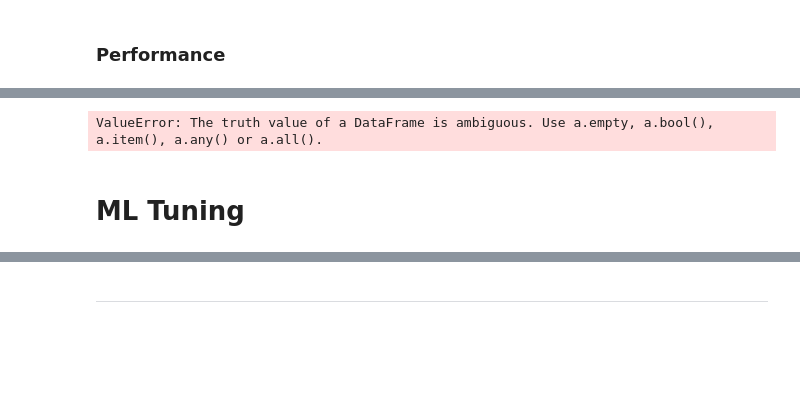
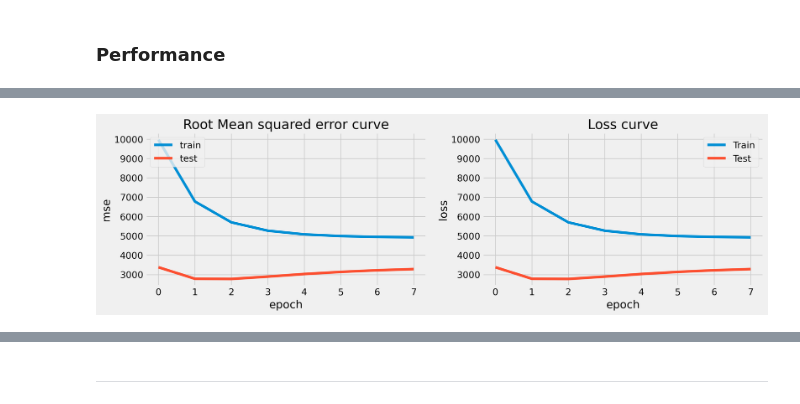
Before and after one commit to Melodyellinn/Projet_RNR, a Jupyter notebook: notebooks/notebook_model.ipynb, the cells around one changed output, grey strips where cells are left out. Saved outputs shown, nothing was run; the diff lists cells and outputs as text; code cells hidden in the pictures; blank space fills up the shorter version.

```diff
--- a/notebooks/notebook_model.ipynb
+++ b/notebooks/notebook_model.ipynb
@@ -200,11 +208,14 @@ def rnn(X_train, y_train, X_test, y_test, time_steps, epoch, batch, verbose, dro
     return model
 # %%
 # model instantiation
-epoch = 2000
+epoch = 1050
 batch = 64
 verbose = 2
 dropout = 0.2
-time_steps = 10
+time_steps = 24
 
-base_model = rnn(X_train, y_train, X_test, y_test, time_steps, epoch, batch, verbose, dropout)
+# define generators for model instantiation
+train_gnr, test_gnr = ts_to_supervised(ts_house)
+
+base_model = rnn(train_gnr, test_gnr, callback, optimizer, time_steps, epoch, batch, verbose)
 # %% [output]
@@ -248,8 +241,36 @@ dict_keys(['loss', 'auc_3', 'recall_2', 'val_loss', 'val_auc_3', 'val_recall_2']
-# %%
-# plot confusion matrix
-base_y_pred = base_model.predict(X_train, X_test)
-print(confusion_matrix(y_test, base_y_pred))
-# %% [output]
-ValueError: The truth value of a DataFrame is ambiguous. Use a.empty, a.bool(), a.item(), a.any() or a.all().
-# %% [markdown]
-# ML Tuning
+# %%
+def plot_validate(model_name, model):
+    '''Plot model accuracy or loss for both train and test validation per epoch
+    model = fitted model
+    '''
+    history = model.history
+
+    # define figure plot
+    fig = plt.figure()
+
+    # summarize history for accuracy score
+    fig.add_subplot(121) ## accuracy subplot
+    plt.plot(history.history['mse'])
+    plt.plot(history.history['val_mse'])
+    plt.title('Mean squared error curve')
+    plt.ylabel('mse')
+    plt.xlabel('epoch')
+    plt.legend(['train', 'test'], loc='upper left')
+
+    # summarize history for loss
+    fig.add_subplot(122) ## loss subplot
+    plt.plot(history.history['loss'])
+    plt.plot(history.history['val_loss'])
+    plt.title('Loss curve')
+    plt.ylabel('loss')
+    plt.xlabel('epoch')
+    plt.legend(['train', 'test'], loc='upper left')
+
+    plt.legend(['Train', 'Test'])
+    plt.savefig(f'../reports/model/{model_name}_batch({batch_size})_epoch({epoch})_tsteps({time_steps})_dropout({dropout})_loss_function.png')
+    plt.show()
+# %%
+# draw loss graph
+plot_validate('rnn_baseline', base_model)
+# %% [output]
+[figure, added]
```
Also changed, not shown: parts of 41 cells of this notebook, 7 other files.
